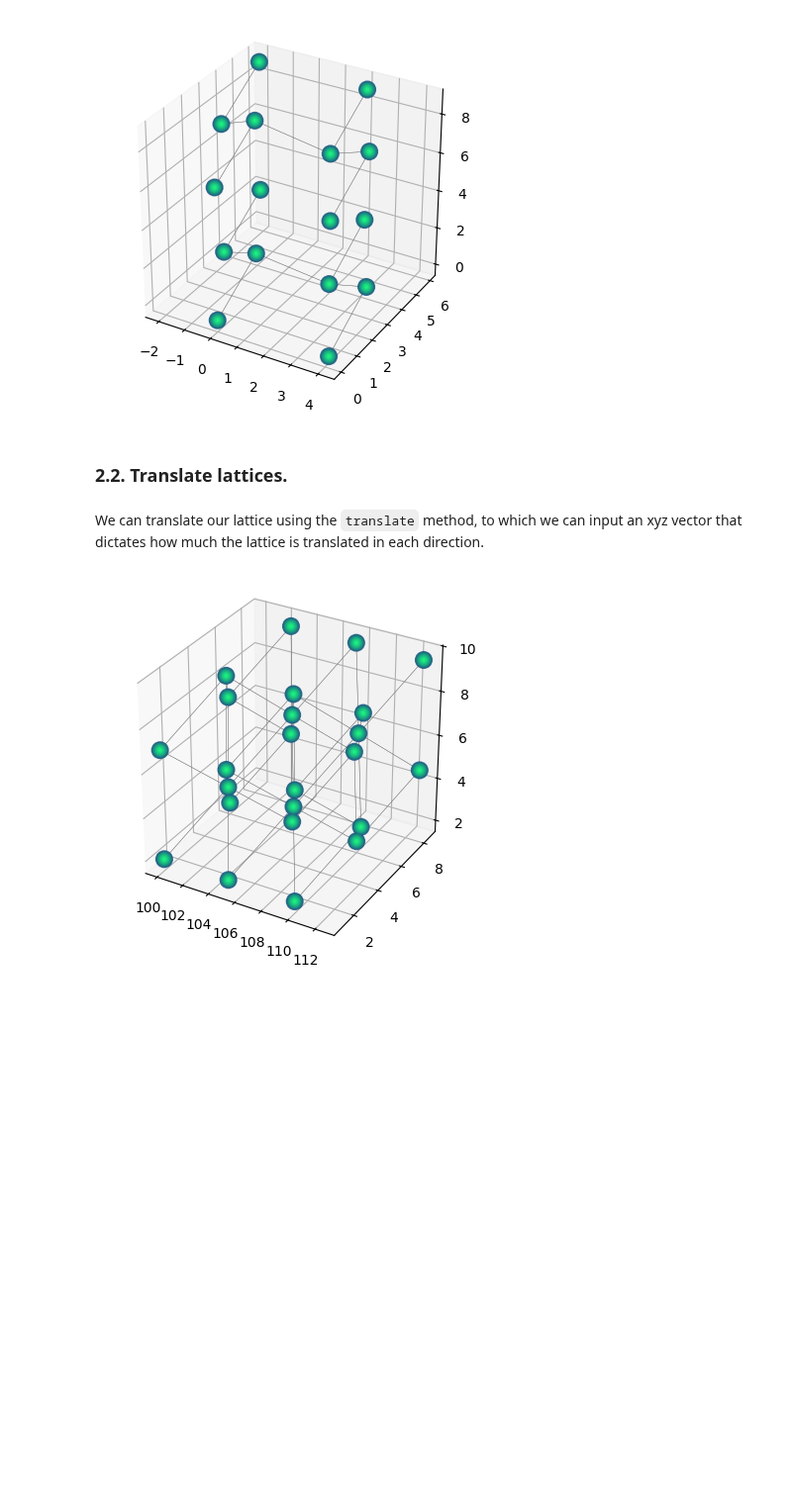
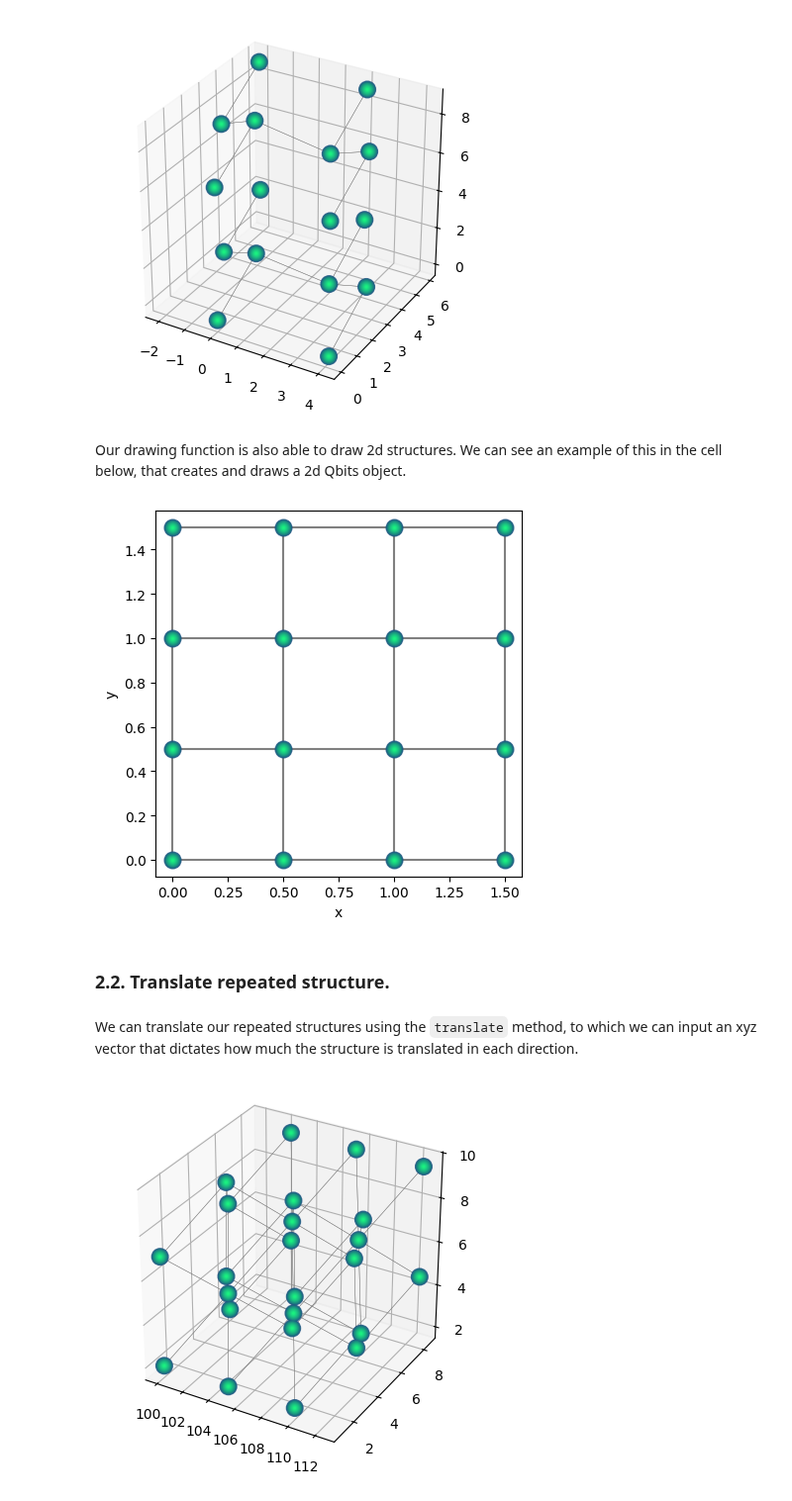
Before and after one commit to ICHEC/qse, a Jupyter notebook: docs/source/tutorials/creating_and_manipulating_qbits.ipynb, the cells around one changed output. Shown at 99% size. Saved outputs shown, nothing was run; the diff lists cells and outputs as text; code cells hidden in the pictures; blank space fills up the shorter version.

```diff
--- a/docs/source/tutorials/creating_and_manipulating_qbits.ipynb
+++ b/docs/source/tutorials/creating_and_manipulating_qbits.ipynb
@@ -96,7 +86,27 @@ bi2o3_lattice.draw(radius="nearest")
 # %% [output]
 [figure]
+# %% [markdown]
+Our drawing function is also able to draw 2d structures. We can see an example of this in the cell below, that creates and draws a 2d Qbits object.
+# %%
+cell = np.array([
+    [1.0, 0.0, 0.0],
+    [0.0, 1.0, 0.0],
+    [0.0, 0.0, 0.0],
+])
+
+positions = np.array([
+    [0.0, 0.0, 0.0],
+    [0.5, 0.0, 0.0],
+    [0.0, 0.5, 0.0],
+    [0.5, 0.5, 0.0],
+])
+qbits_5 = qse.Qbits(cell=cell, positions=positions)
+qbits_5 = qbits_5.repeat((2,2,1))
+qbits_5.draw(radius='nearest')
+# %% [output]
+[figure, added]
 # %% [markdown]
-### 2.2. Translate lattices.
+### 2.2. Translate repeated structure.
 # %% [markdown]
-We can translate our lattice using the `translate` method, to which we can input an xyz vector that dictates how much the lattice is translated in each direction.
+We can translate our repeated structures using the `translate` method, to which we can input an xyz vector that dictates how much the structure is translated in each direction.
 # %%
```
Also changed, not shown: parts of 21 cells of this notebook.
